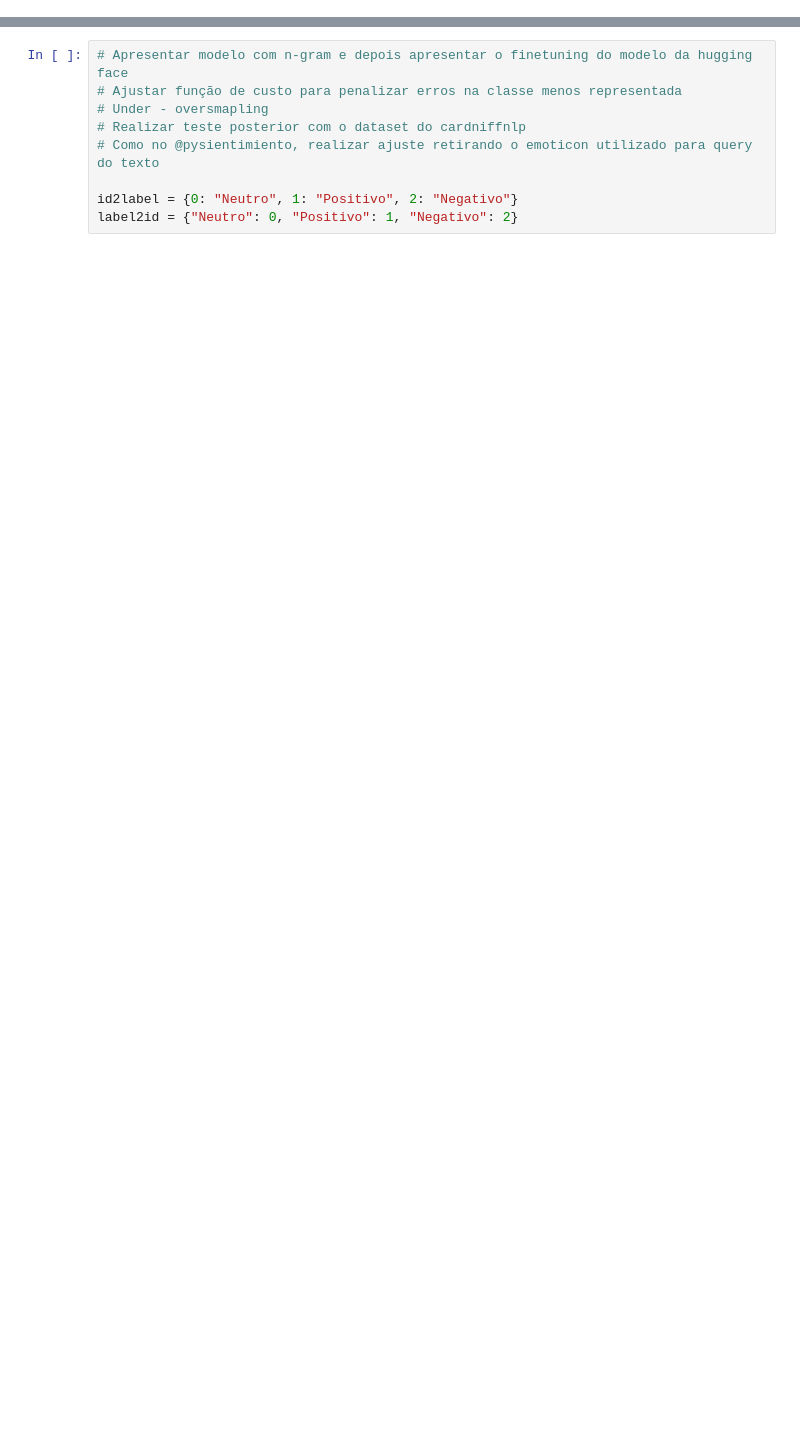
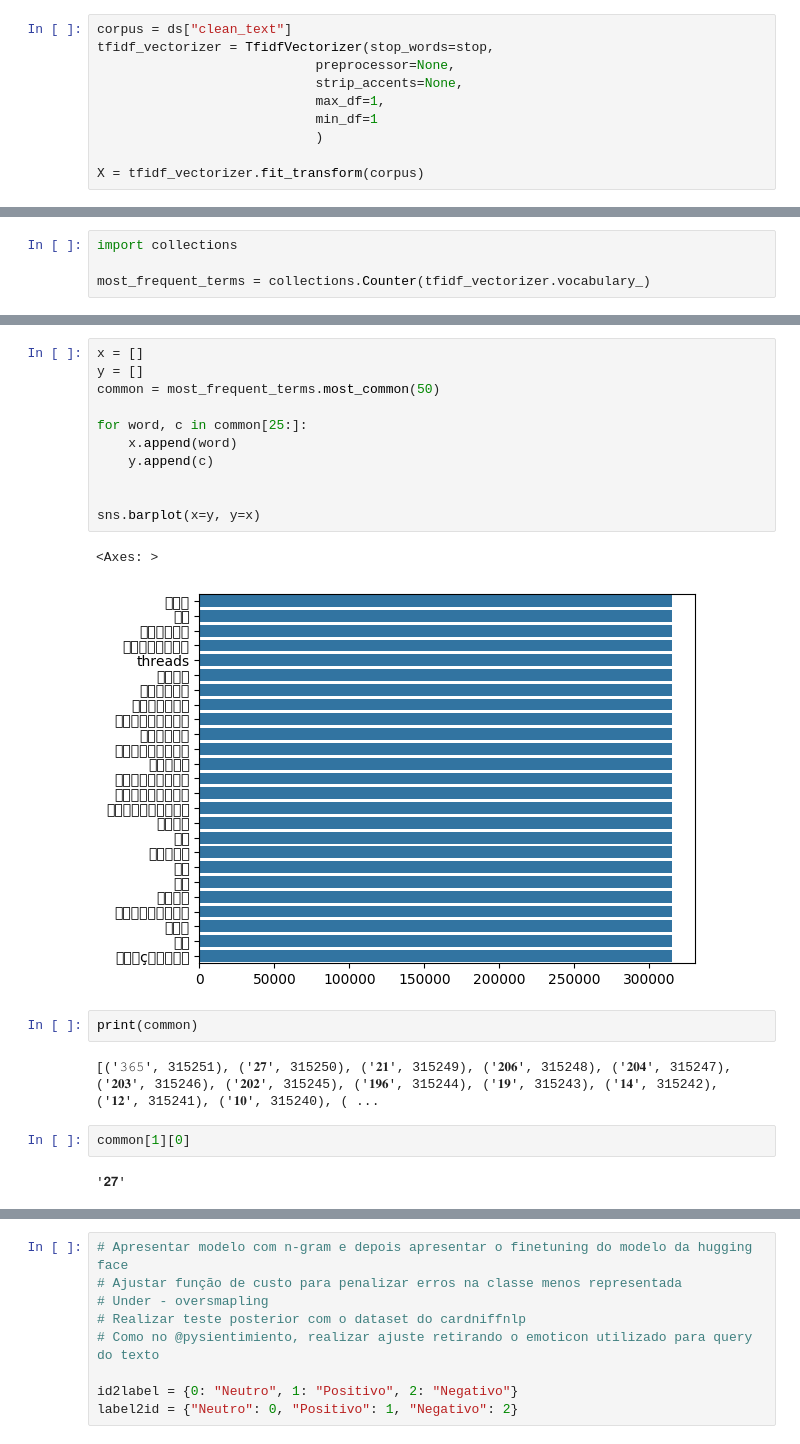
Before and after one commit to baldoinov/tweets-sentiment-analysis, a Jupyter notebook: notebooks/0.2-visualizing-the-dataset.ipynb, the cells around one changed output, grey strips where cells are left out. Drawn from its saved outputs; the diff is of its cells as text; blank space fills up the shorter version.

```diff
--- a/notebooks/0.2-visualizing-the-dataset.ipynb
+++ b/notebooks/0.2-visualizing-the-dataset.ipynb
@@ -7,0 +108,10 @@ ModuleNotFoundError: No module named 'src'
+# %%
+corpus = ds["clean_text"]
+tfidf_vectorizer = TfidfVectorizer(stop_words=stop,
+                            preprocessor=None,
+                            strip_accents=None,
+                            max_df=1,
+                            min_df=1
+                            )
+
+X = tfidf_vectorizer.fit_transform(corpus)
@@ -7,0 +122,4 @@ ModuleNotFoundError: No module named 'src'
+# %%
+import collections
+
+most_frequent_terms = collections.Counter(tfidf_vectorizer.vocabulary_)
@@ -7,0 +194,22 @@ ModuleNotFoundError: No module named 'src'
+# %%
+x = []
+y = []
+common = most_frequent_terms.most_common(50)
+
+for word, c in common[25:]:
+    x.append(word)
+    y.append(c)
+
+
+sns.barplot(x=y, y=x)
+# %% [output]
+<Axes: >
+[figure, added]
+# %%
+print(common)
+# %% [output]
+[('𝟹𝟼𝟻', 315251), ('𝟐𝟕', 315250), ('𝟐𝟏', 315249), ('𝟐𝟎𝟔', 315248), ('𝟐𝟎𝟒', 315247), ('𝟐𝟎𝟑', 315246), ('𝟐𝟎𝟐', 315245), ('𝟏𝟗𝟔', 315244), ('𝟏𝟗', 315243), ('𝟏𝟒', 315242), ('𝟏𝟐', 315241), ('𝟏𝟎', 315240), ( ...
+# %%
+common[1][0]
+# %% [output]
+'𝟐𝟕'
```
Also changed, not shown: parts of 24 cells of this notebook, 4 other files.
